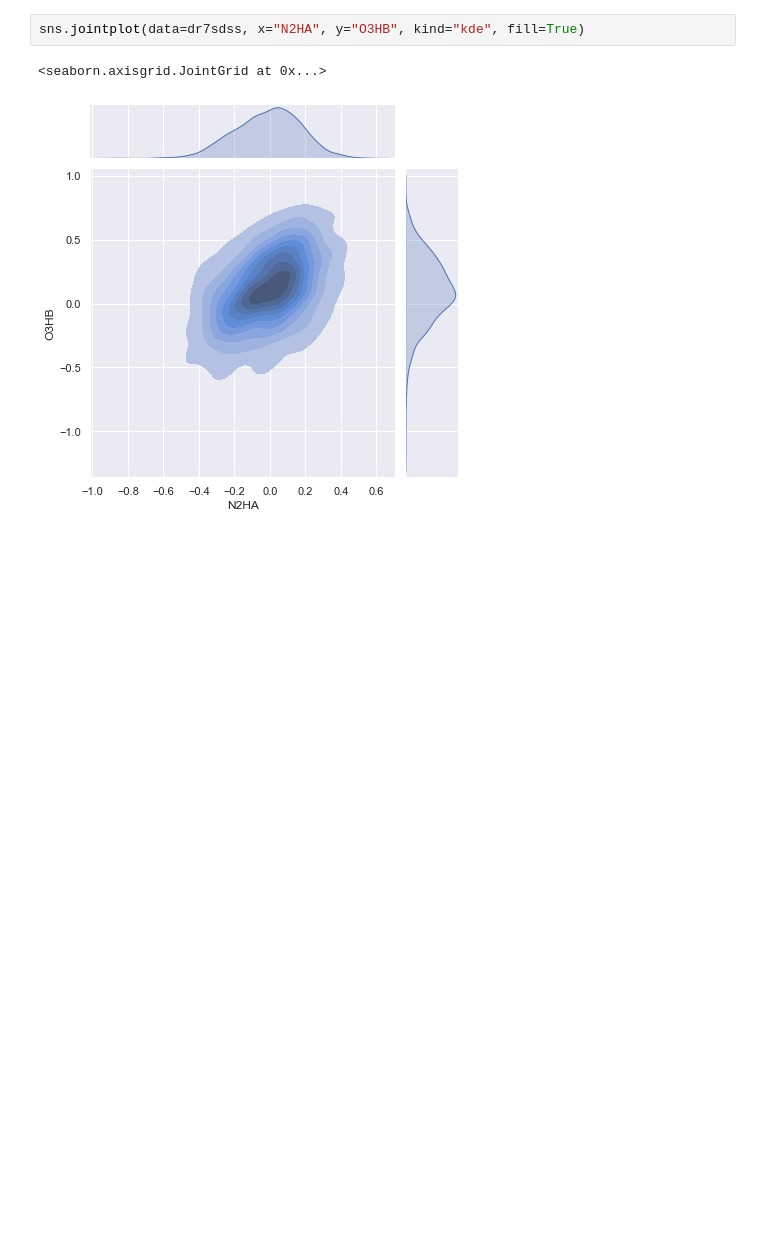
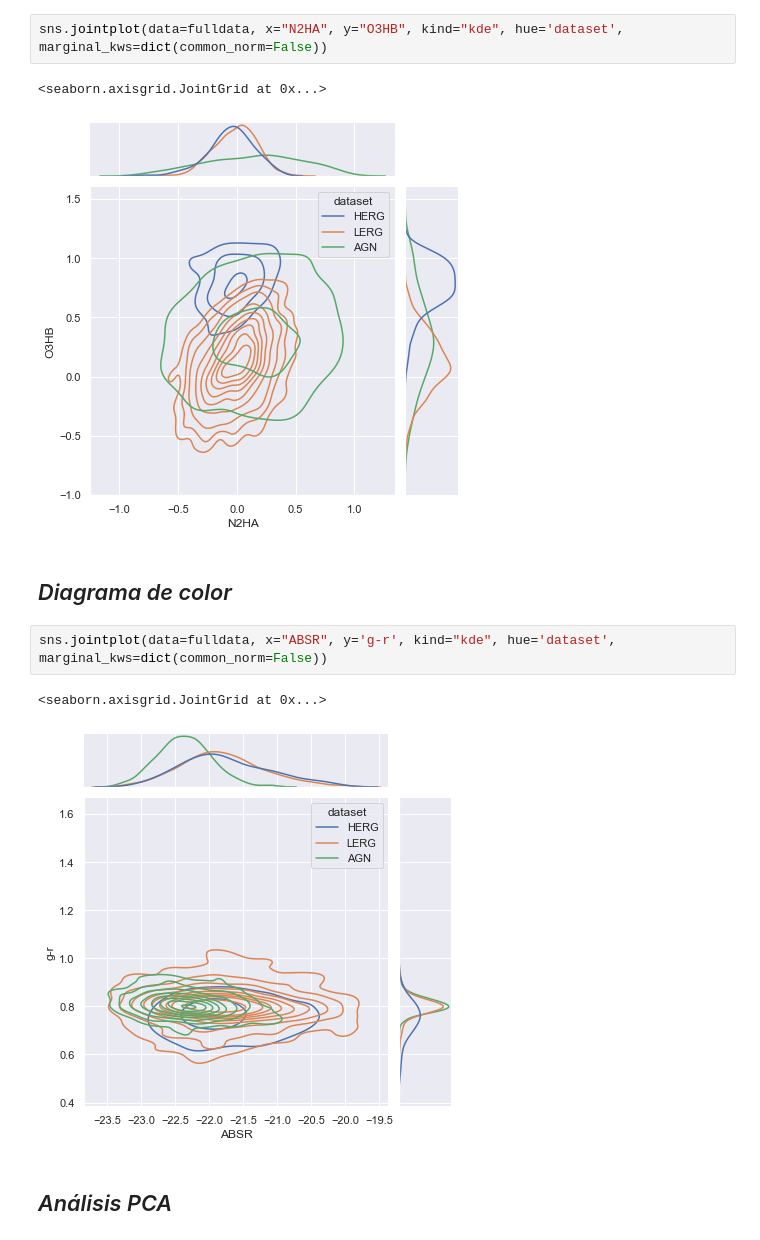
Before and after one commit to yoclaudius/Trabajo_final_Astroestad-stica, a Jupyter notebook: Trabajo_Final_Claudio_Lopez.ipynb, the cells around one changed output. Drawn from its saved outputs; the diff is of its cells as text; blank space fills up the shorter version.

```diff
--- a/Trabajo_Final_Claudio_Lopez.ipynb
+++ b/Trabajo_Final_Claudio_Lopez.ipynb
@@ -22,5 +131,14 @@ g.map_diag(sns.histplot, kde=True)
 # %%
-sns.jointplot(data=dr7sdss, x="N2HA", y="O3HB", kind="kde", fill=True)
+sns.jointplot(data=fulldata, x="N2HA", y="O3HB", kind="kde", hue='dataset', marginal_kws=dict(common_norm=False))
 # %% [output]
 <seaborn.axisgrid.JointGrid at 0x...>
-[figure, old version]
+[figure, new version]
+# %% [markdown]
+## *Diagrama de color*
+# %%
+sns.jointplot(data=fulldata, x="ABSR", y='g-r', kind="kde", hue='dataset', marginal_kws=dict(common_norm=False))
+# %% [output]
+<seaborn.axisgrid.JointGrid at 0x...>
+[figure, added]
+# %% [markdown]
+## *Análisis PCA*
```
Also changed, not shown: parts of 19 cells of this notebook, 1 other file.
